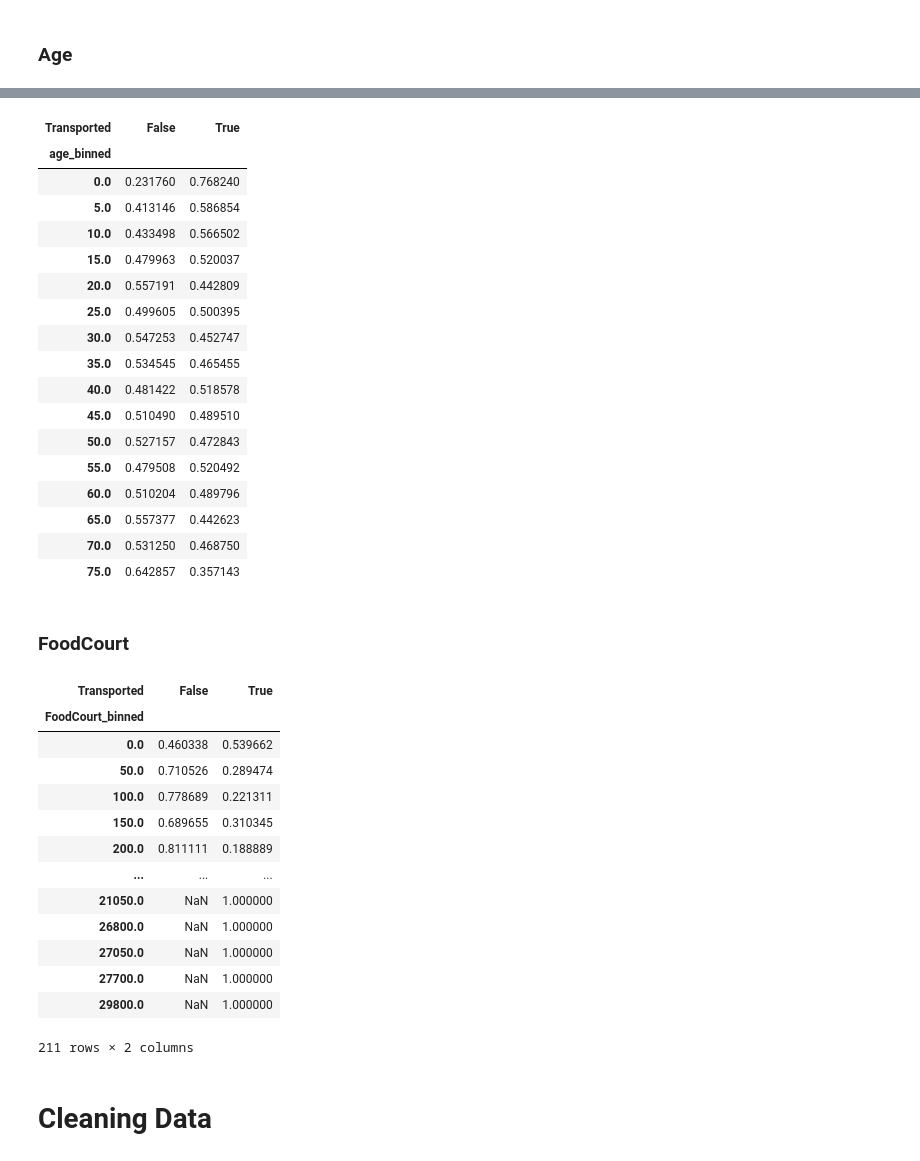
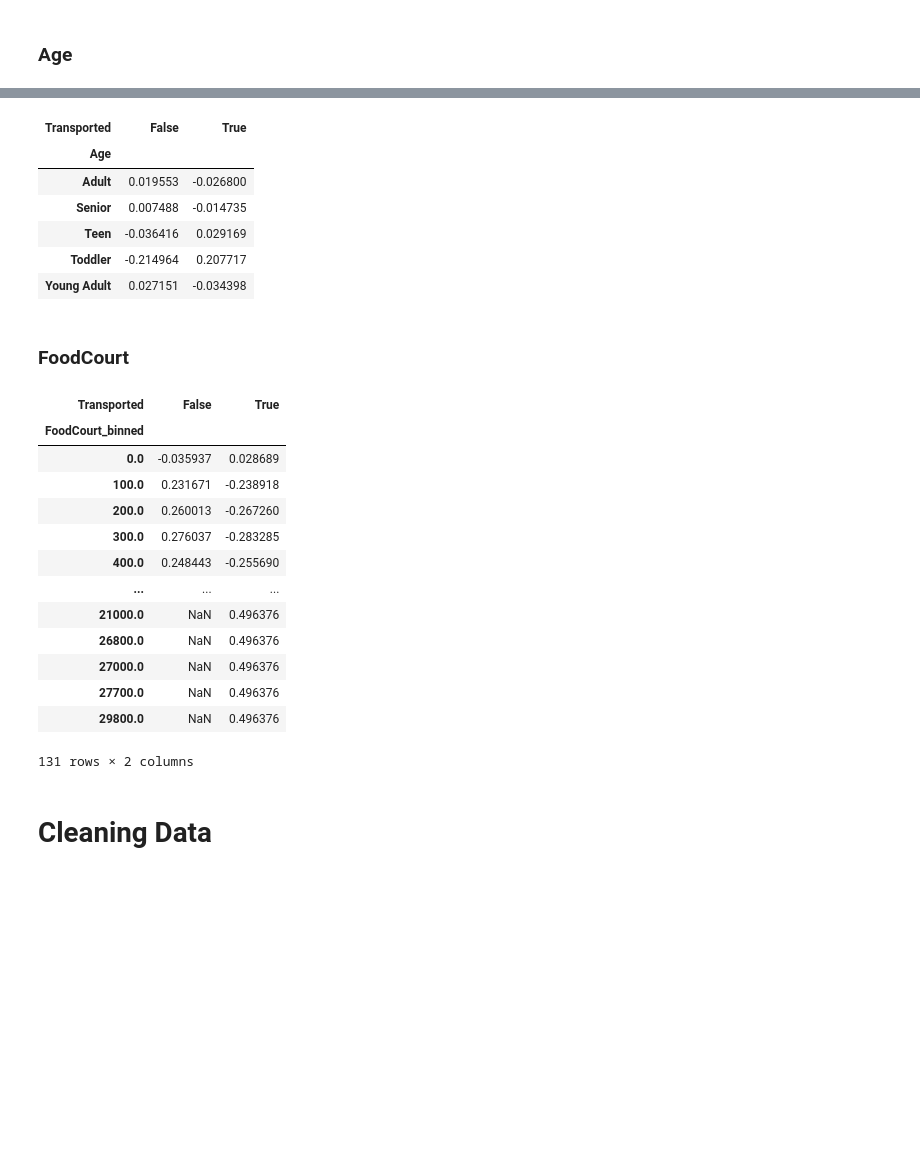
Before and after one commit to kaanan99/Spaceship-Titanic, a Jupyter notebook: space_titanic.ipynb, the cells around one changed output, grey strips where cells are left out. Cells and saved outputs as stored; diff of their text form; code cells hidden in the pictures; blank space fills up the shorter version.

```diff
--- a/space_titanic.ipynb
+++ b/space_titanic.ipynb
@@ -91,2 +91,4 @@ def categorical_variable_survival_ratio(data_frame: pd.DataFrame, column_name:st
 # %% [markdown]
 ### Home Planet
+# %%
+transported_proportion = 4378 / (4378 + 4315)
@@ -196,5 +233,2 @@ categorical_variable_survival_ratio(training_data, "Side")
 # %% [markdown]
 ### Age
-# %%
-bin = 5
-training_data["age_binned"] = training_data.Age // bin * bin
@@ -221,45 +235,48 @@ training_data.age_binned.value_counts().reset_index().sort_values(by="age_binned
+# %%
+def group_ages(value):
+    if value < 10:
+        return "Toddler"
+    elif value < 20:
+        return "Teen"
+    elif value < 30:
+        return "Young Adult"
+    elif value < 50:
+        return "Adult"
+    else:
+        return "Senior"
+# %%
+training_data["Age"] = training_data.Age.apply(group_ages)
 # %%
-categorical_variable_survival_ratio(training_data, "age_binned")
+categorical_variable_survival_ratio(training_data, "Age", transported_proportion)
 # %% [output]
 | Transported | False | True |
-| age_binned |  |  |
-| 0.0 | 0.231760 | 0.768240 |
-| 5.0 | 0.413146 | 0.586854 |
-| 10.0 | 0.433498 | 0.566502 |
-| 15.0 | 0.479963 | 0.520037 |
-| 20.0 | 0.557191 | 0.442809 |
-| 25.0 | 0.499605 | 0.500395 |
-| 30.0 | 0.547253 | 0.452747 |
-| 35.0 | 0.534545 | 0.465455 |
-| 40.0 | 0.481422 | 0.518578 |
-| 45.0 | 0.510490 | 0.489510 |
-| 50.0 | 0.527157 | 0.472843 |
-| 55.0 | 0.479508 | 0.520492 |
-| 60.0 | 0.510204 | 0.489796 |
-| 65.0 | 0.557377 | 0.442623 |
-| 70.0 | 0.531250 | 0.468750 |
-| 75.0 | 0.642857 | 0.357143 |
+| Age |  |  |
+| Adult | 0.019553 | -0.026800 |
+| Senior | 0.007488 | -0.014735 |
+| Teen | -0.036416 | 0.029169 |
+| Toddler | -0.214964 | 0.207717 |
+| Young Adult | 0.027151 | -0.034398 |
 # %% [markdown]
 ### FoodCourt
 # %%
-bin = 50
+bin = 100
 training_data["FoodCourt_binned"] = training_data.FoodCourt // bin * bin
-categorical_variable_survival_ratio(training_data, "FoodCourt_binned")
+categorical_variable_survival_ratio(training_data, "FoodCourt_binned",  transported_proportion)
 # %% [output]
 | Transported | False | True |
 | FoodCourt_binned |  |  |
-| 0.0 | 0.460338 | 0.539662 |
-| 50.0 | 0.710526 | 0.289474 |
-| 100.0 | 0.778689 | 0.221311 |
-| 150.0 | 0.689655 | 0.310345 |
-| 200.0 | 0.811111 | 0.188889 |
+| 0.0 | -0.035937 | 0.028689 |
+| 100.0 | 0.231671 | -0.238918 |
+| 200.0 | 0.260013 | -0.267260 |
+| 300.0 | 0.276037 | -0.283285 |
+| 400.0 | 0.248443 | -0.255690 |
 | ... | ... | ... |
-| 21050.0 | NaN | 1.000000 |
-| 26800.0 | NaN | 1.000000 |
-| 27050.0 | NaN | 1.000000 |
-| 27700.0 | NaN | 1.000000 |
-| 29800.0 | NaN | 1.000000 |
+| 21000.0 | NaN | 0.496376 |
+| 26800.0 | NaN | 0.496376 |
+| 27000.0 | NaN | 0.496376 |
+| 27700.0 | NaN | 0.496376 |
+| 29800.0 | NaN | 0.496376 |
-211 rows × 2 columns
+131 rows × 2 columns
 # %% [markdown]
 # Cleaning Data
 # %%
```
Also changed, not shown: parts of 25 cells of this notebook.
